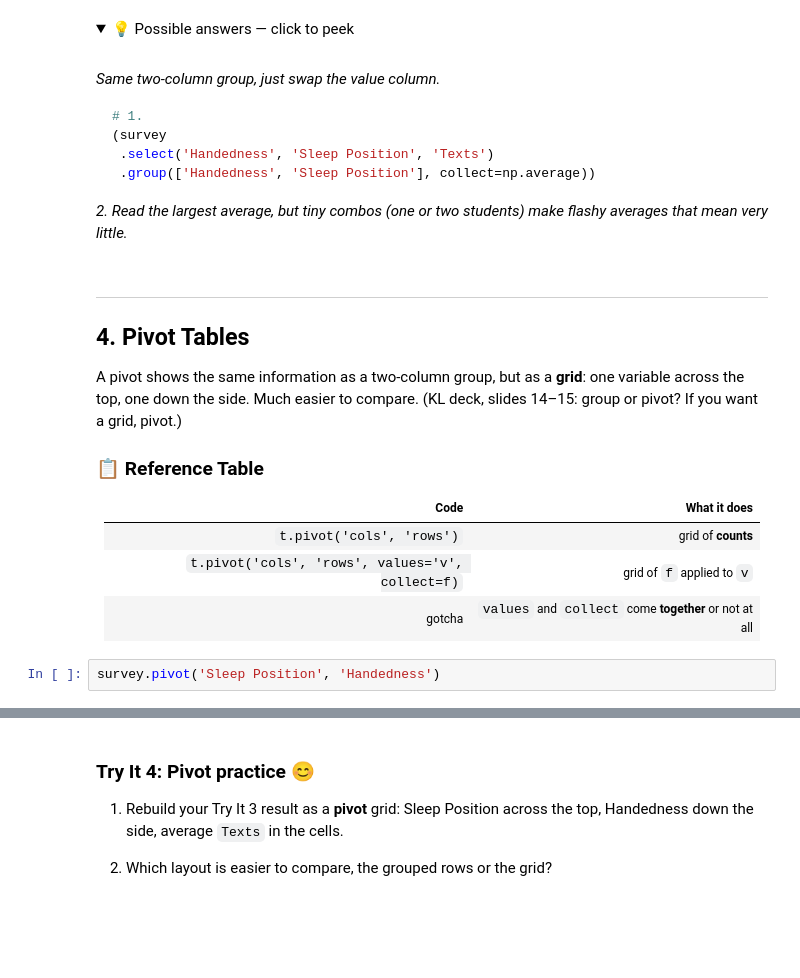
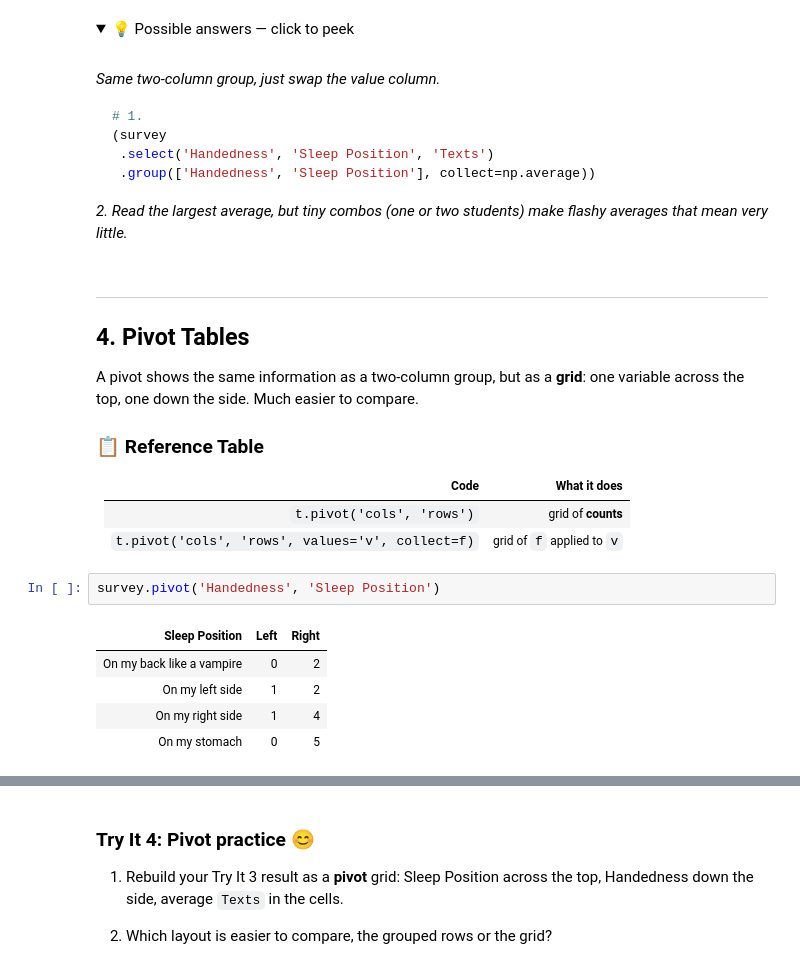
Before and after one commit to mlekimchi/data111_fall2026, a Jupyter notebook: lectures/ekc/lec11-ekc.ipynb, the cells around one changed output, grey strips where cells are left out. Drawn from its saved outputs; the diff is of its cells as text; folded sections open; blank space fills up the shorter version.

```diff
--- a/lectures/ekc/lec11-ekc.ipynb
+++ b/lectures/ekc/lec11-ekc.ipynb
@@ -140,7 +202,7 @@ survey.group(["Handedness", 'Sleep Position'])
 ---
 ## 4. Pivot Tables
 
-A pivot shows the same information as a two-column group, but as a **grid**: one variable across the top, one down the side. Much easier to compare. (KL deck, slides 14–15: group or pivot? If you want a grid, pivot.)
+A pivot shows the same information as a two-column group, but as a **grid**: one variable across the top, one down the side. Much easier to compare.
 
 ### 📋 Reference Table
 
@@ -148,7 +210,12 @@ A pivot shows the same information as a two-column group, but as a **grid**: one
 |---|---|
 | `t.pivot('cols', 'rows')` | grid of **counts** |
 | `t.pivot('cols', 'rows', values='v', collect=f)` | grid of `f` applied to `v` |
-| gotcha | `values` and `collect` come **together** or not at all |
 # %%
-survey.pivot('Sleep Position', 'Handedness')
+survey.pivot('Handedness', 'Sleep Position')
+# %% [output]
+| Sleep Position | Left | Right |
+| On my back like a vampire | 0 | 2 |
+| On my left side | 1 | 2 |
+| On my right side | 1 | 4 |
+| On my stomach | 0 | 5 |
 # %%
```
Also changed, not shown: parts of 35 cells of this notebook.
